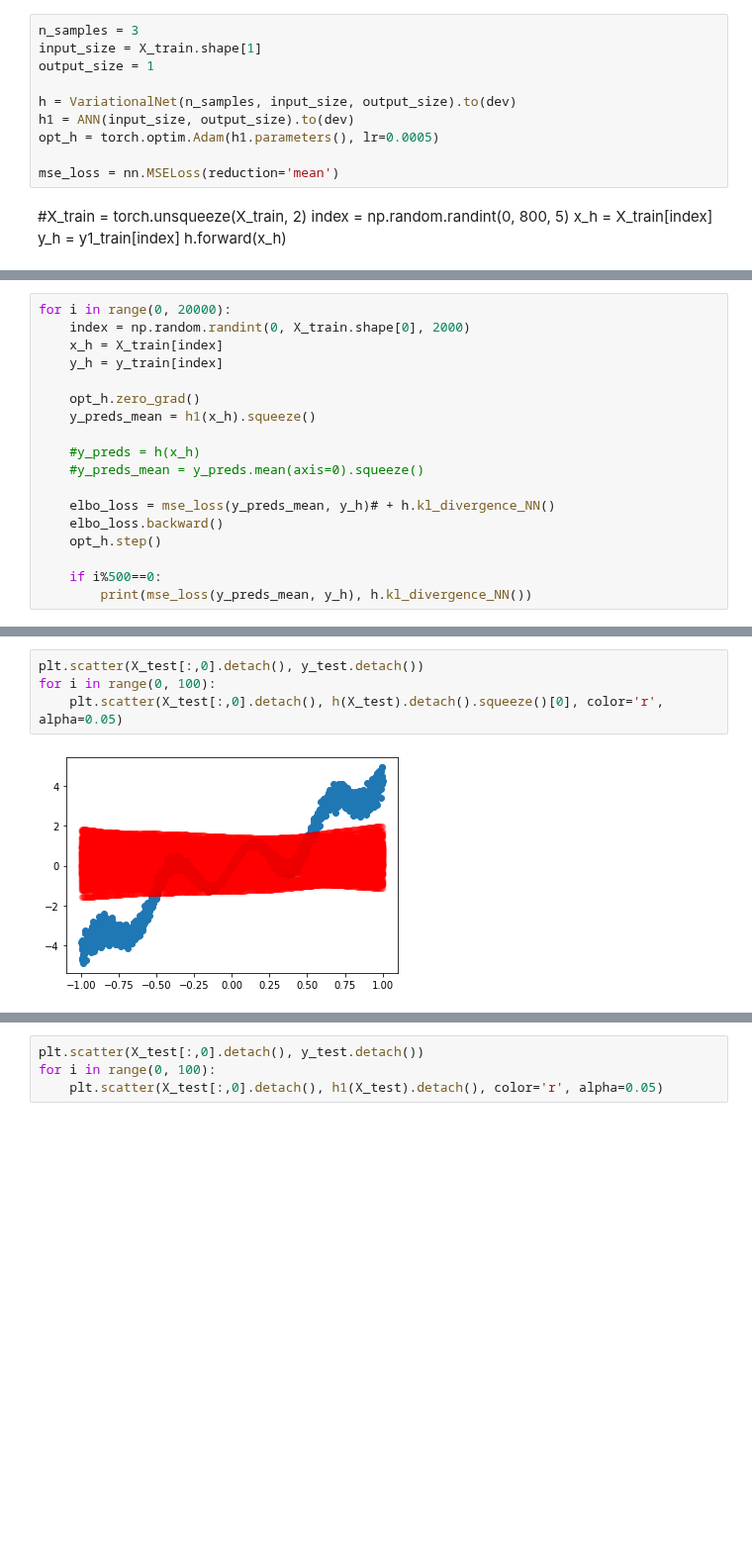
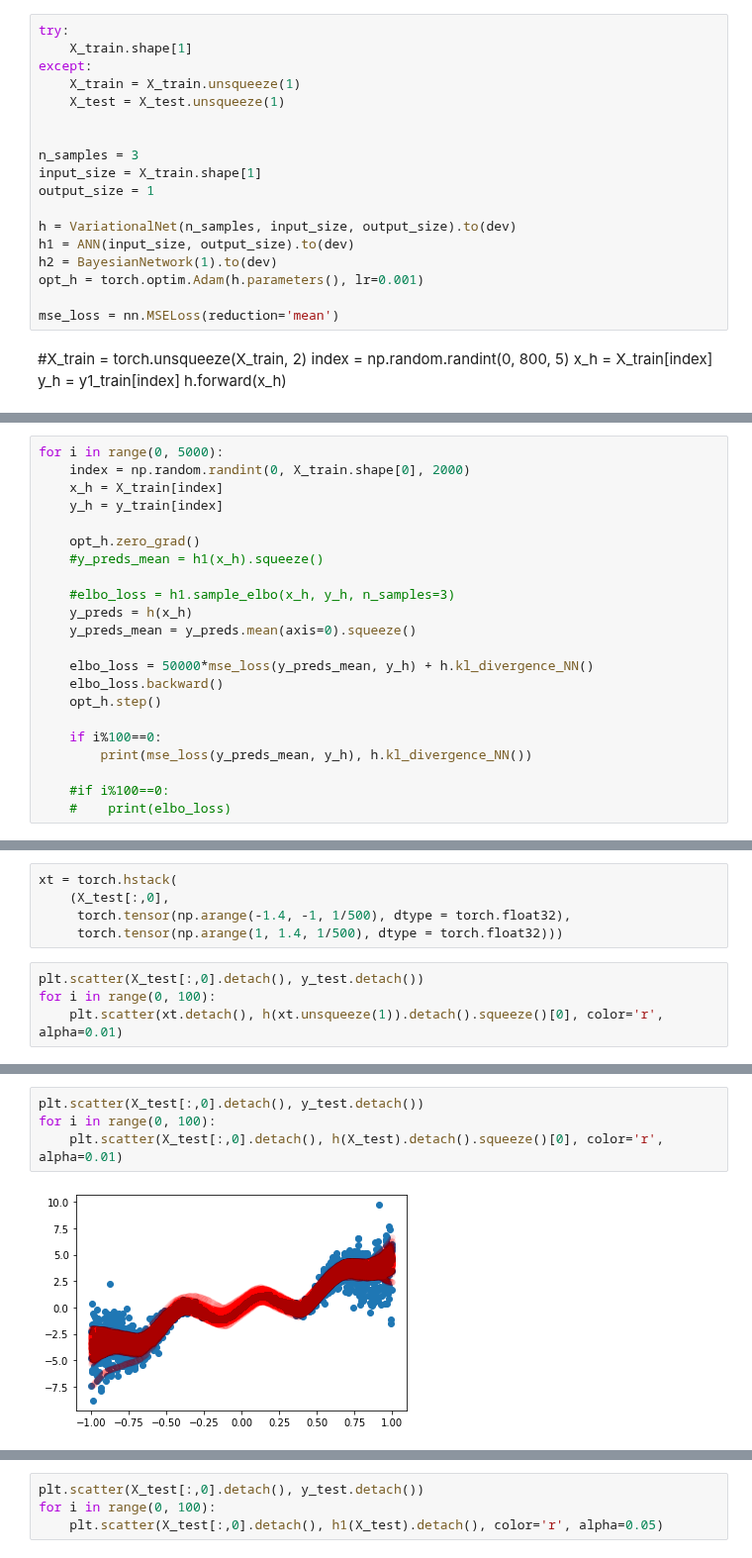
Before and after one commit to AlanLahoud/BNNSOP, a Jupyter notebook: illustrative_example.ipynb, the cells around one changed output, grey strips where cells are left out. Shown at 99% size. Saved outputs shown, nothing was run; the diff lists cells and outputs as text; blank space fills up the shorter version.

Commit message:
ELBO is working, we need to do some adjustments on the variation of the uncertainty

```diff
--- a/illustrative_example.ipynb
+++ b/illustrative_example.ipynb
@@ -191,11 +309,19 @@ except:
 # %%
+try:
+    X_train.shape[1]
+except:
+    X_train = X_train.unsqueeze(1)
+    X_test = X_test.unsqueeze(1)
+
+
 n_samples = 3
 input_size = X_train.shape[1]
 output_size = 1
 
 h = VariationalNet(n_samples, input_size, output_size).to(dev)
 h1 = ANN(input_size, output_size).to(dev)
-opt_h = torch.optim.Adam(h1.parameters(), lr=0.0005)
+h2 = BayesianNetwork(1).to(dev)
+opt_h = torch.optim.Adam(h.parameters(), lr=0.001)
 
 mse_loss = nn.MSELoss(reduction='mean')
 # %% [markdown]
@@ -212,19 +333,23 @@ tensor([ 2.4466, -3.2095,  1.0624,  ..., -3.5232, -1.0952,  3.3767],
 # %%
-for i in range(0, 20000):
+for i in range(0, 5000):
     index = np.random.randint(0, X_train.shape[0], 2000)
     x_h = X_train[index]
     y_h = y_train[index]
 
     opt_h.zero_grad()
-    y_preds_mean = h1(x_h).squeeze()
+    #y_preds_mean = h1(x_h).squeeze()
 
-    #y_preds = h(x_h)
-    #y_preds_mean = y_preds.mean(axis=0).squeeze()
+    #elbo_loss = h1.sample_elbo(x_h, y_h, n_samples=3)
+    y_preds = h(x_h)
+    y_preds_mean = y_preds.mean(axis=0).squeeze()
 
-    elbo_loss = mse_loss(y_preds_mean, y_h)# + h.kl_divergence_NN()
+    elbo_loss = 50000*mse_loss(y_preds_mean, y_h) + h.kl_divergence_NN()
     elbo_loss.backward()
     opt_h.step()
 
-    if i%500==0:
+    if i%100==0:
         print(mse_loss(y_preds_mean, y_h), h.kl_divergence_NN())
+
+    #if i%100==0:
+    #    print(elbo_loss)
 # %% [output]
@@ -260,0 +407,9 @@ tensor(0.1052, grad_fn=<MseLossBackward0>) tensor(43352.3086, grad_fn=<AddBackwa
+# %%
+xt = torch.hstack(
+    (X_test[:,0],
+     torch.tensor(np.arange(-1.4, -1, 1/500), dtype = torch.float32),
+     torch.tensor(np.arange(1, 1.4, 1/500), dtype = torch.float32)))
+# %%
+plt.scatter(X_test[:,0].detach(), y_test.detach())
+for i in range(0, 100):
+    plt.scatter(xt.detach(), h(xt.unsqueeze(1)).detach().squeeze()[0], color='r', alpha=0.01)
@@ -261,6 +418,6 @@ tensor(0.1052, grad_fn=<MseLossBackward0>) tensor(43352.3086, grad_fn=<AddBackwa
 # %%
 plt.scatter(X_test[:,0].detach(), y_test.detach())
 for i in range(0, 100):
-    plt.scatter(X_test[:,0].detach(), h(X_test).detach().squeeze()[0], color='r', alpha=0.05)
+    plt.scatter(X_test[:,0].detach(), h(X_test).detach().squeeze()[0], color='r', alpha=0.01)
 # %% [output]
-[figure, old version]
+[figure, new version]
```
Also changed, not shown: parts of 18 cells of this notebook.
